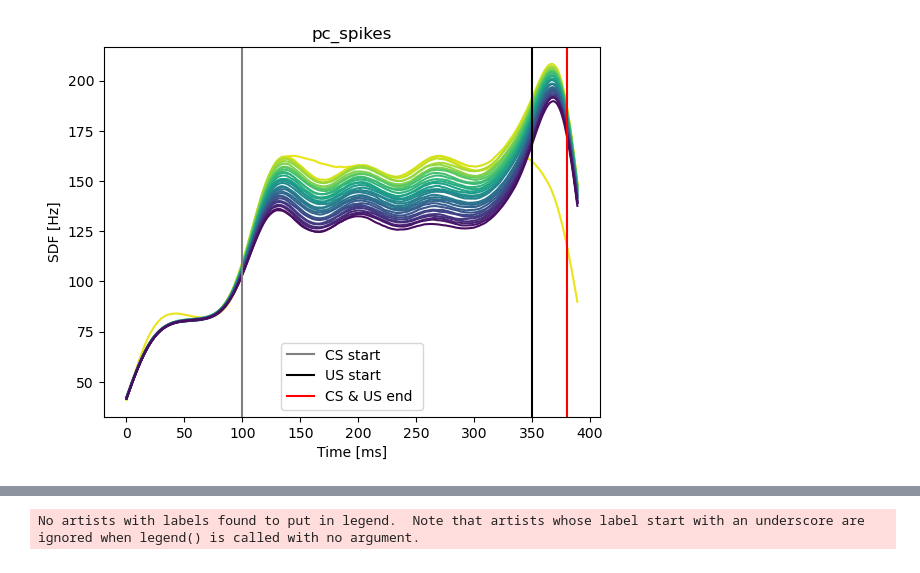
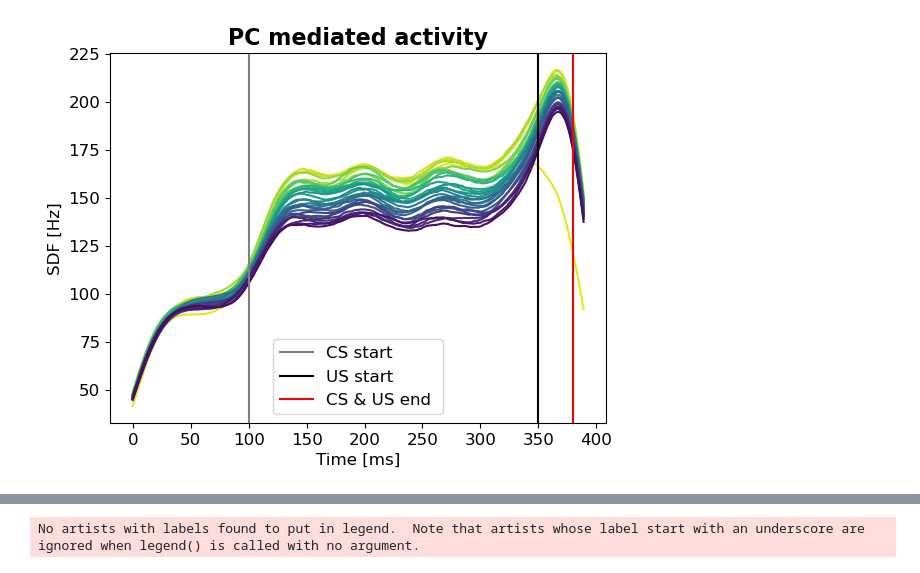
Before and after one commit to alessandratrapani/NODS, a Jupyter notebook: figures/3_sdf_plot.ipynb, the cells around one changed output, grey strips where cells are left out. Saved outputs shown, nothing was run; the diff lists cells and outputs as text; code cells hidden in the pictures.

```diff
--- a/sdf_plot.ipynb
+++ b/figures/3_sdf_plot.ipynb
@@ -11,8 +11,8 @@ import os
 import scipy.stats as st
 import pandas as pd
 # %%
-#result_path = "/g100_scratch/userexternal/csartor1/results/without_NO/grid_search/"
-result_path = "/g100_work/EIRI_E_POLIMI/no_paper/NODS/results/grid_search_new/"
+result_path = "/g100_scratch/userexternal/csartor1/results/Paper/"
+#result_path = "/g100_work/EIRI_E_POLIMI/no_paper/NODS/results/grid_search_new/"
 with open("/g100_work/EIRI_E_POLIMI/no_paper/NODS/network_configuration.json", "r") as json_file:
     net_config = json.load(json_file)
 # %%
@@ -24,44 +24,43 @@ US_start_first = float(net_config["devices"]["US"]["parameters"]["start_first"])
 # %%
 min = [8,7,6,5,4,3]
 plus = [9,8,7,6,5,4]
-num_sim = 100
+num_sim = 25
 # %%
 cell = 'pc_spikes'
-folder_path = result_path + f"minus8_plus8/"
-#folder_path = '/g100_scratch/userexternal/csartor1/results/without_NO/focus/minus7_plus8/m_-50_p_-50/'
+folder_path = result_path + f"without_NO/"
 sdf_mean_trials_simulations = []
 for k in range(0,num_sim):
-    file_path = folder_path+ f"sim{k}/"
+    file_path = folder_path+ f"simulation_4Hz_sim{k}/"
 
     df_sdf_mean_over_trials = pd.read_csv(os.path.join(file_path,'sdf_mean_over_trials.csv'))
     sdf_mean_over_trials = df_sdf_mean_over_trials.iloc[:,:].values
 
     sdf_mean_trials_simulations.append(sdf_mean_over_trials)
 
 stack_sdf_mean = np.stack(sdf_mean_trials_simulations, axis = 0)
 t_sim = stack_sdf_mean.shape[2]
 sdf_concatenated = np.zeros(t_sim)
 
 median_sdf = np.median(stack_sdf_mean, axis = 0)
 palette = list(reversed(sns.color_palette("viridis", n_trials).as_hex()))
 sm = plt.cm.ScalarMappable(
 cmap="viridis_r", norm=plt.Normalize(vmin=0, vmax=n_trials)
 )
 
 fig = plt.figure()
-
+plt.rcParams.update({'font.size': 12})
 for trial in range(n_trials):
     plt.plot(median_sdf[trial], palette[trial])
-plt.title(cell)
+plt.title('PC mediated activity', fontsize=16,fontweight ='bold')
 plt.xlabel("Time [ms]")
 plt.ylabel("SDF [Hz]")
 plt.axvline(CS_start_first, label="CS start", c="grey")
 plt.axvline(US_start_first - between_start, label="US start", c="black")
 plt.axvline(CS_start_first + CS_burst_dur, label="CS & US end ", c="red")
 plt.legend()
 plt.show()
 # %% [output]
-[figure, old version]
+[figure, new version]
 # %%
 cell = 'pc_spikes'
 
```
Also changed, not shown: parts of 1 cell of this notebook, 22 other files.
